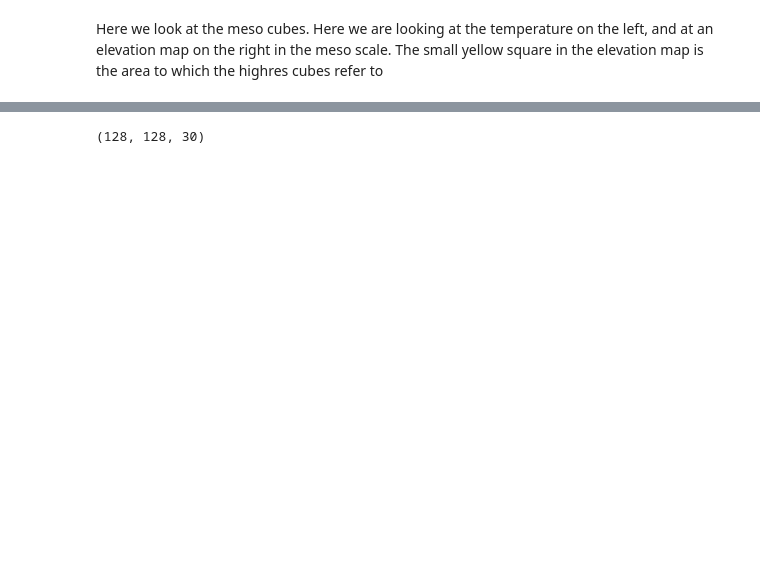
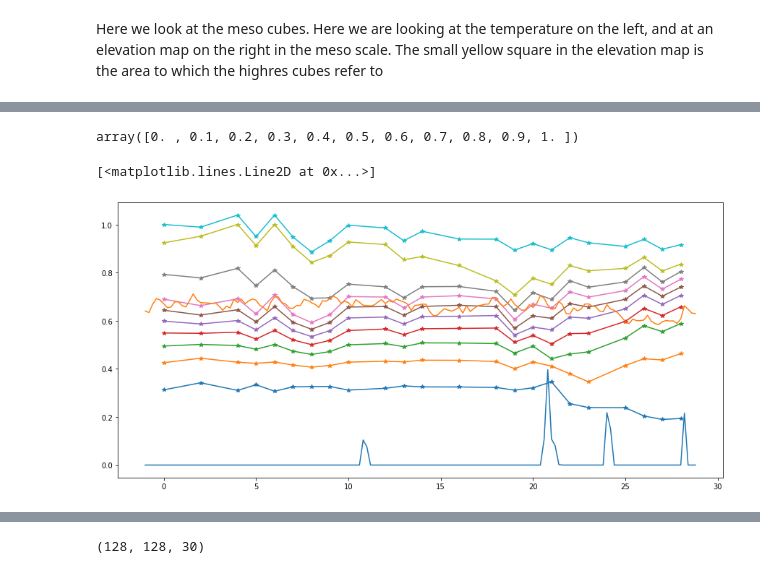
Before and after one commit to rudolfwilliam/satellite_image_forecasting, a Jupyter notebook: demos/data_observation_demo.ipynb, the cells around one changed output, grey strips where cells are left out. Saved outputs shown, nothing was run; the diff lists cells and outputs as text; code cells hidden in the pictures; blank space fills up the shorter version.

```diff
--- a/demos/data_observation_demo.ipynb
+++ b/demos/data_observation_demo.ipynb
@@ -138,3 +138,26 @@ plt.plot()
+# %%
+np.linspace(0.1,1,10)
+# %% [output]
+array([0. , 0.1, 0.2, 0.3, 0.4, 0.5, 0.6, 0.7, 0.8, 0.9, 1. ])
+# %%
+# Take out cloudy days
+splits = np.linspace(0.1,1,10)
+q = np.quantile(ndvi, splits, axis = (0,1))
+
+valid_ndvi_time = q[0]!=0
+q[0,valid_ndvi_time]
+
+x = np.arange(30)[valid_ndvi_time]
+for i in range(len(splits)):
+    plt.plot(x, q[i,valid_ndvi_time], '-*')
+
+plt.plot(np.arange(150)/5 -1, md[40,40,0,:])
+#plt.plot(np.arange(150)/5 -1, md[40,40,2,:])
+plt.plot(np.arange(150)/5 -1, md[40,40,3,:])
+#plt.plot(np.arange(150)/5 -1, md[40,40,4,:])
+# %% [output]
+[<matplotlib.lines.Line2D at 0x...>]
+[figure, added]
 # %%
 q = np.quantile(ndvi, [0.1,0.25,0.5,0.75,0.9], axis = (0,1))
 print(q.shape)
```
Also changed, not shown: parts of 9 cells of this notebook, 5 other files.
